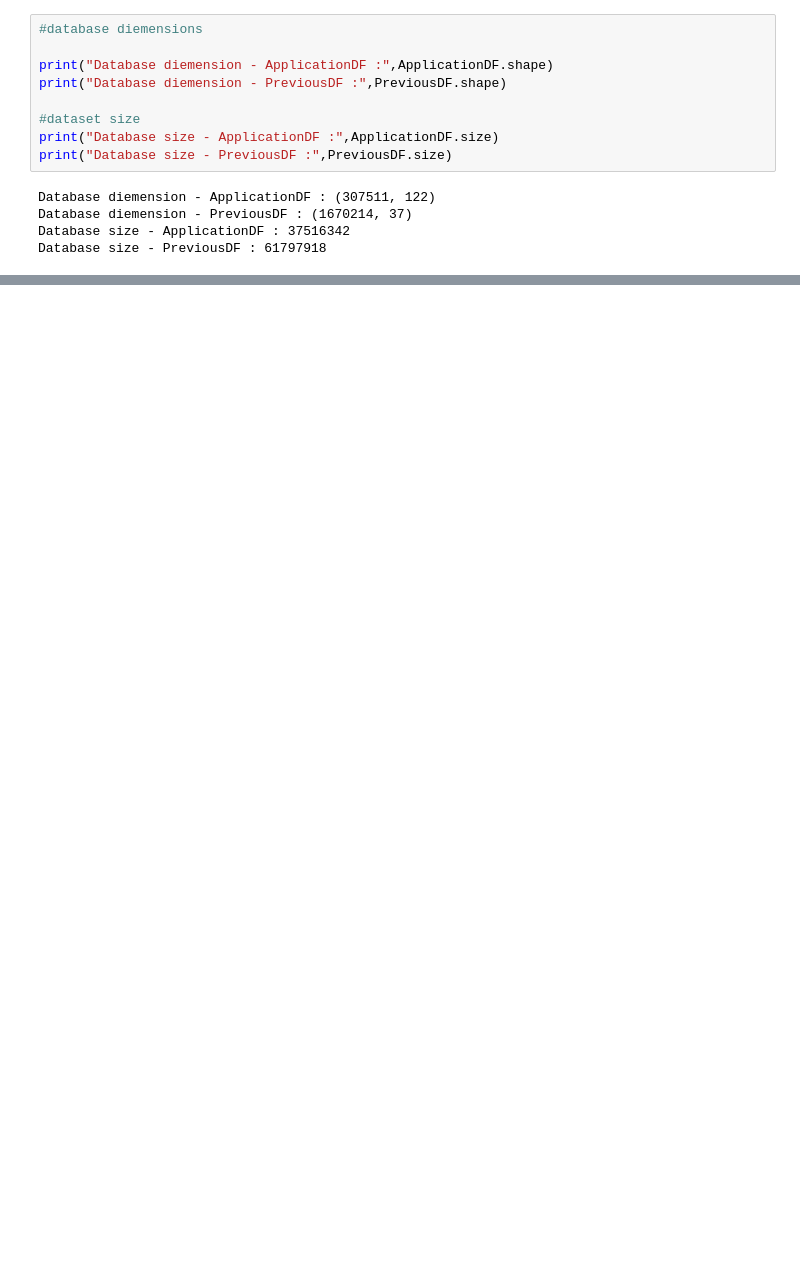
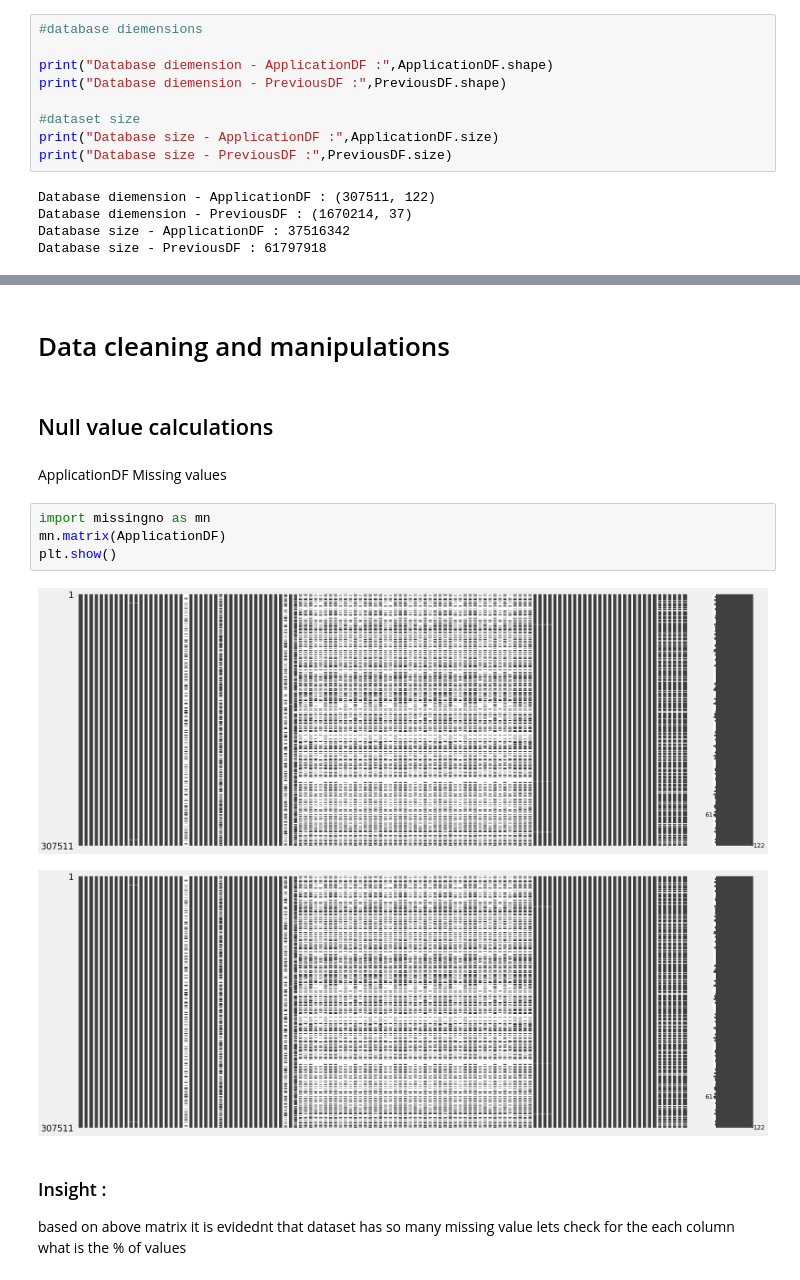
Before and after one commit to Rahul-shingade/Bank_Loan_Analysis, a Jupyter notebook: Bank _Loan_Default Risk_Analysis.ipynb, the cells around one changed output, grey strips where cells are left out. Saved outputs shown, nothing was run; the diff lists cells and outputs as text; blank space fills up the shorter version.

Commit message:
Data cleaning and manipulations

```diff
--- a/Bank _Loan_Default Risk_Analysis.ipynb
+++ b/Bank _Loan_Default Risk_Analysis.ipynb
@@ -67,0 +134,16 @@ Database size - PreviousDF : 61797918
+# %% [markdown]
+# Data cleaning and manipulations
+# %% [markdown]
+## Null value calculations
+# %% [markdown]
+ApplicationDF Missing values
+# %%
+import missingno as mn
+mn.matrix(ApplicationDF)
+plt.show()
+# %% [output]
+[figure, added]
+[figure, added]
+# %% [markdown]
+### Insight :
+based on above matrix it is evidednt that dataset has so many missing value lets check for the each column what is the % of values
```
Also changed, not shown: parts of 12 cells of this notebook.
